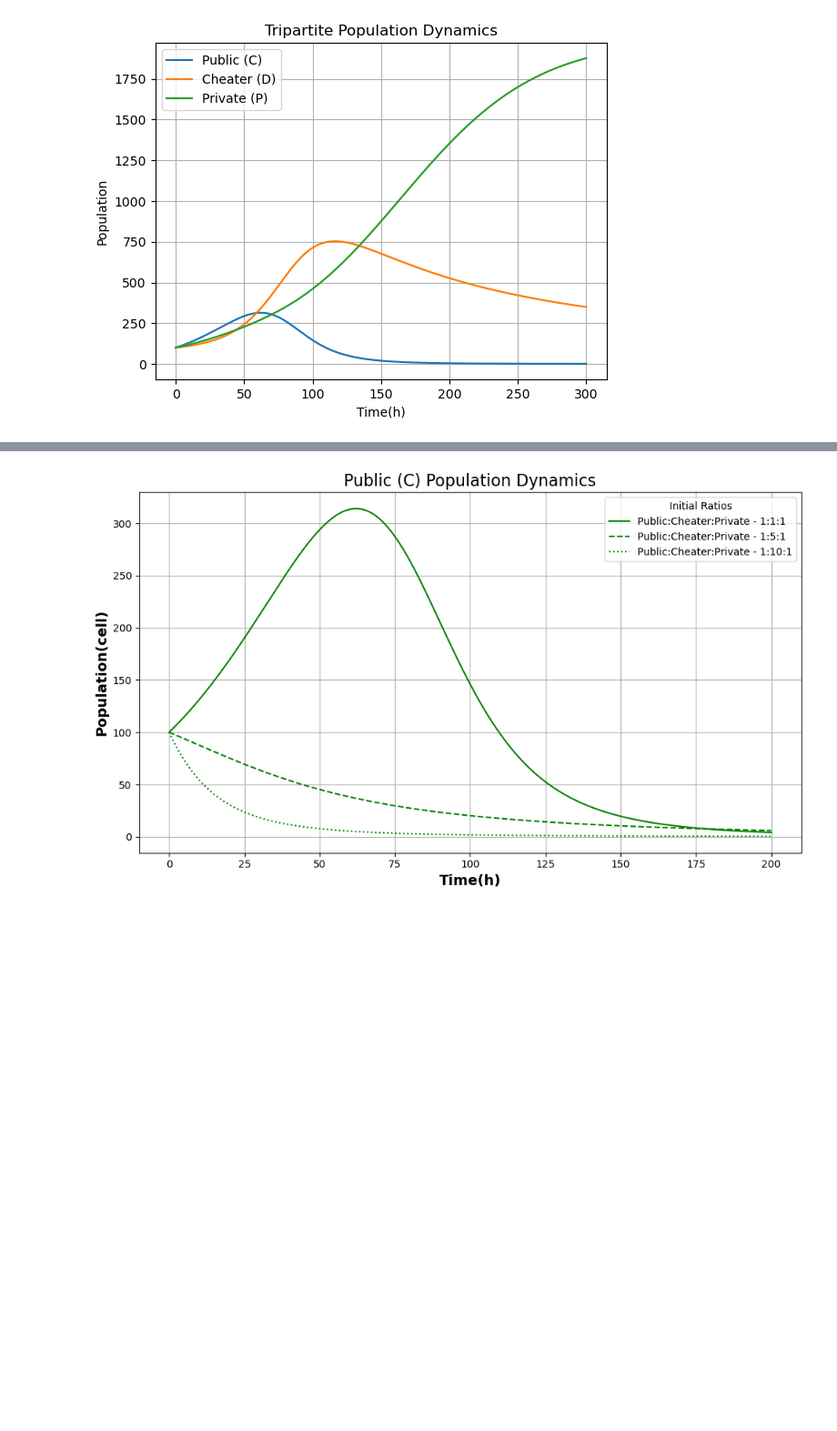
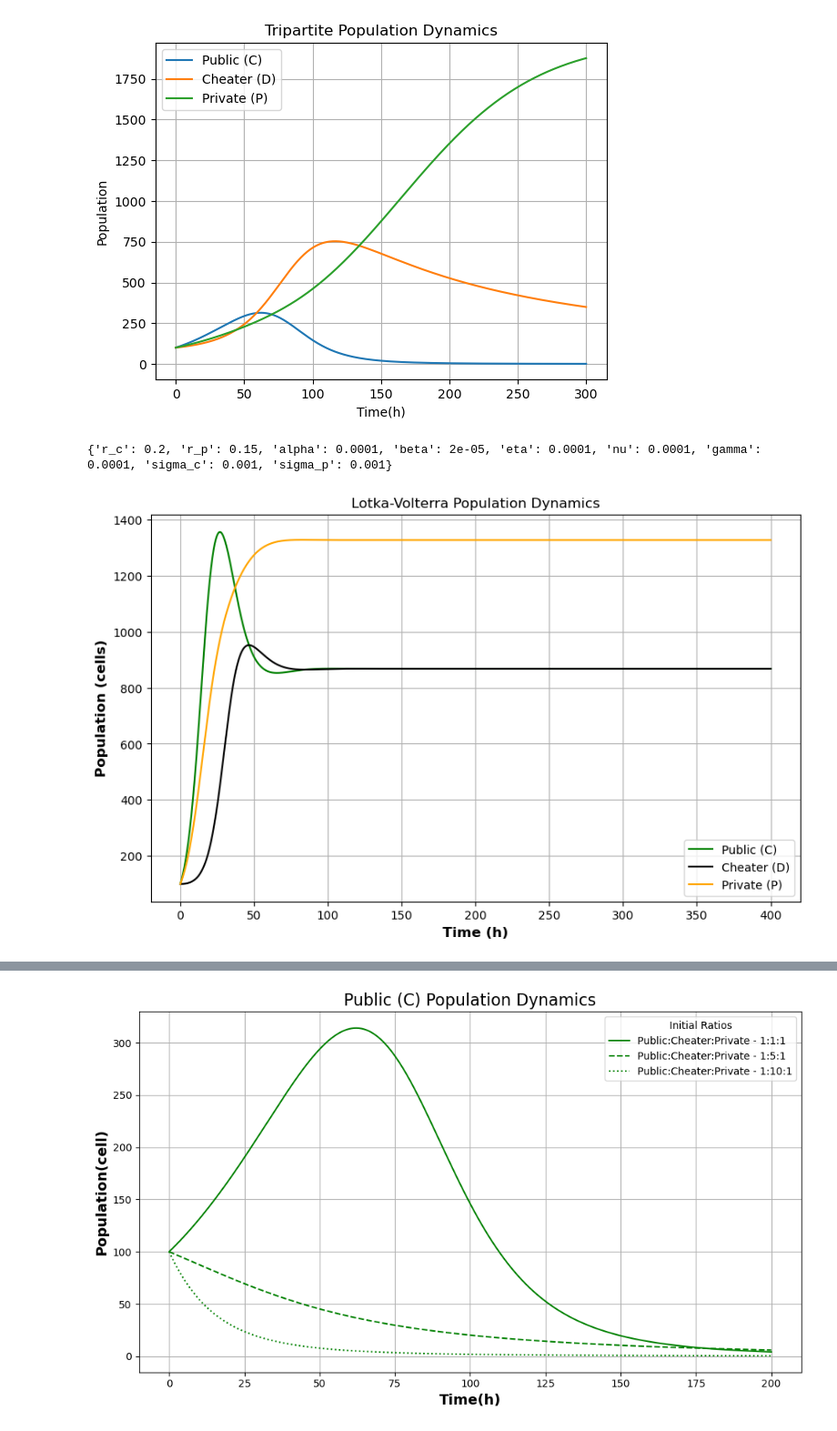
Before and after one commit to Computational-Biology-Aachen/FightClub, a Jupyter notebook: main.ipynb, the cells around one changed output, grey strips where cells are left out. Shown at 91% size. Cells and saved outputs as stored; diff of their text form; code cells hidden in the pictures; blank space fills up the shorter version.

```diff
--- a/main.ipynb
+++ b/main.ipynb
@@ -41,3 +41,70 @@ plt.savefig("output/figures/fig1.png", dpi=300)
 plt.show()
 # %% [output]
 [figure]
+# %%
+from src.sto_parameters import parameters
+print(parameters)
+# %% [output]
+{'r_c': 0.2, 'r_p': 0.15, 'alpha': 0.0001, 'beta': 2e-05, 'eta': 0.0001, 'nu': 0.0001, 'gamma': 0.0001, 'sigma_c': 0.001, 'sigma_p': 0.001}
+# %%
+import numpy as np
+import matplotlib.pyplot as plt
+from src.sto_parameters import parameters
+
+# Simulation Function
+def simulate_population(T, dt, C0, D0, P0, params):
+    # Simulation parameters
+    n_steps = int(T / dt)
+    time = np.linspace(0, T, n_steps)
+
+    # Arrays to store population values
+    C = np.zeros(n_steps)
+    D = np.zeros(n_steps)
+    P = np.zeros(n_steps)
+
+    # Initial values
+    C[0], D[0], P[0] = C0, D0, P0
+
+    # Deterministic Simulation Loop
+    for t in range(1, n_steps):
+        # Deterministic differential equations
+        dC = (params["r_c"] * C[t-1]
+              - params["alpha"] * C[t-1] * D[t-1]
+              - params["beta"] * C[t-1] * P[t-1]
+              - params["eta"] * C[t-1]**2) * dt
+
+        dD = (params["alpha"] * C[t-1] * D[t-1]
+              - params["nu"] * D[t-1]**2) * dt
+
+        dP = (params["r_p"] * P[t-1]
+              - params["beta"] * P[t-1] * C[t-1]
+              - params["gamma"] * P[t-1]**2) * dt
+
+        # Update populations
+        C[t] = max(C[t-1] + dC, 0)
+        D[t] = max(D[t-1] + dD, 0)
+        P[t] = max(P[t-1] + dP, 0)
+
+    return time, C, D, P
+
+# Simulation Parameters
+T = 400    # Total time
+dt = 0.1   # Time step
+C0, D0, P0 = 100, 100, 100  # Initial conditions
+
+# Run Deterministic Simulation
+time, C_det, D_det, P_det = simulate_population(T, dt, C0, D0, P0, parameters)
+
+# Plot Deterministic Results
+plt.figure(figsize=(10, 6))
+plt.plot(time, C_det, label='Public (C)', color='green')
+plt.plot(time, D_det, label='Cheater (D)', color='black')
+plt.plot(time, P_det, label='Private (P)', color='orange')
+plt.title('Lotka-Volterra Population Dynamics')
+plt.xlabel('Time (h)', fontsize=12, fontweight='bold')
+plt.ylabel('Population (cells)', fontsize=12, fontweight='bold')
+plt.legend()
+plt.grid(True)
+plt.show()
+# %% [output]
+[figure, added]
```
Also changed, not shown: parts of 13 cells of this notebook, 6 other files.
